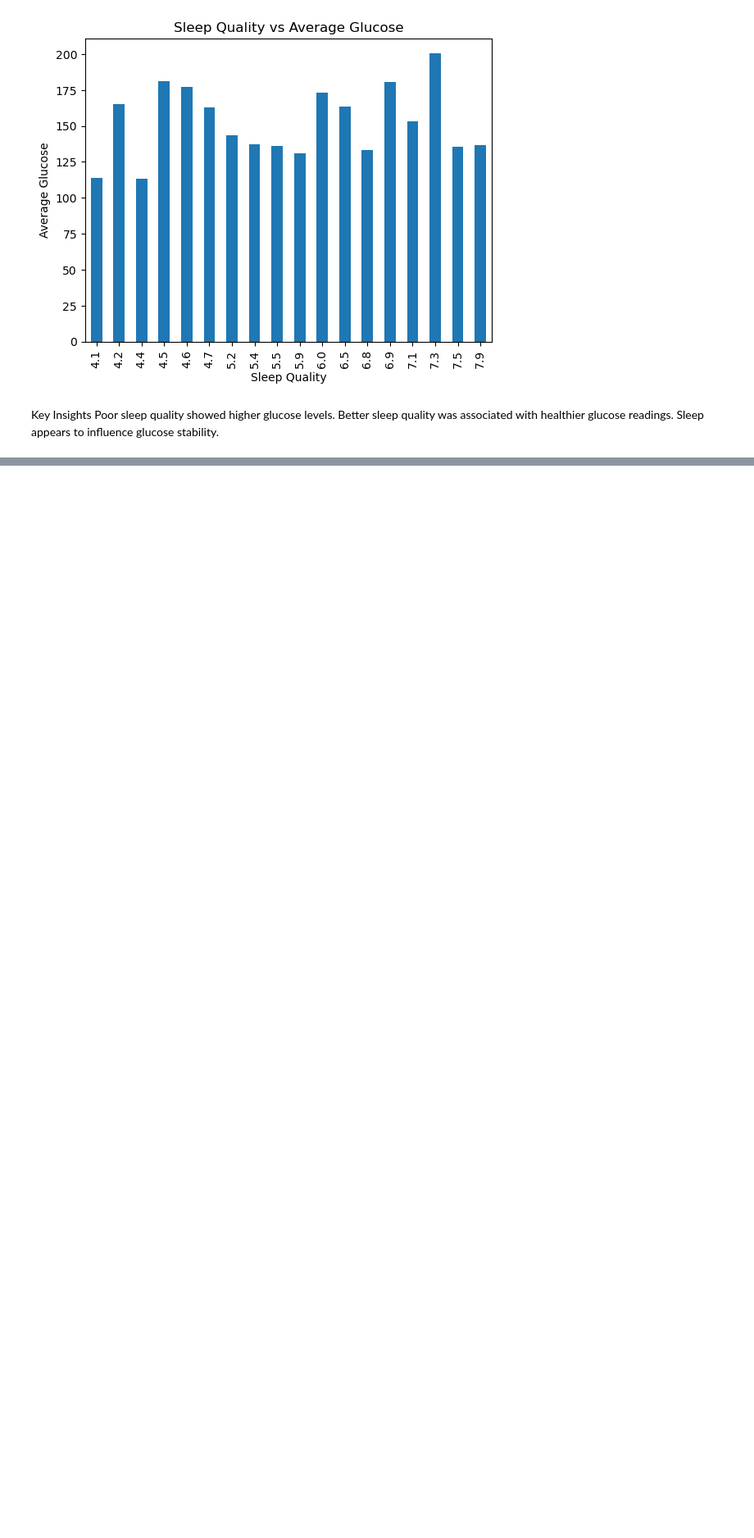
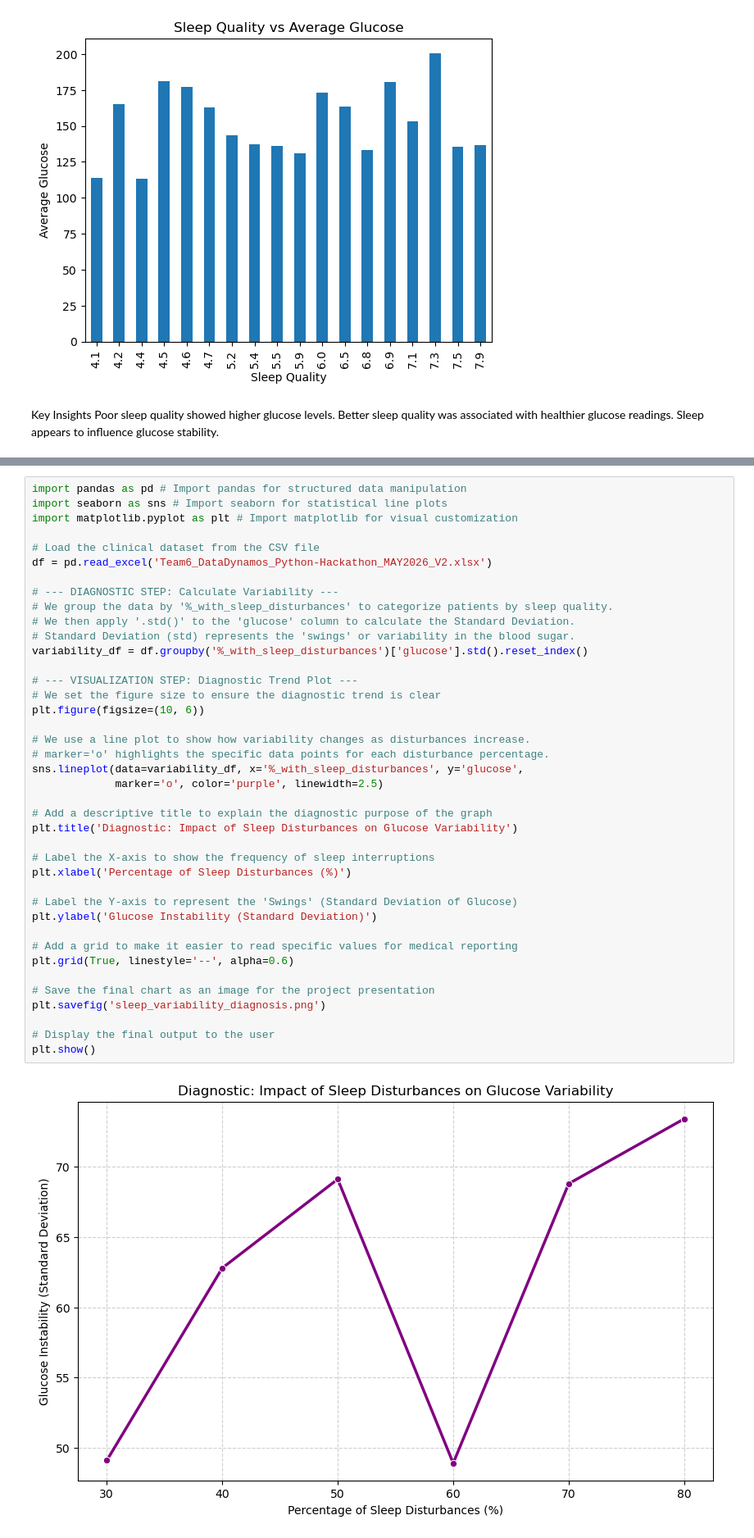
Before and after one commit to PoojaBELURE1724/Team6_DataDynamos_Python-Hackathon_MAY-2026, a Jupyter notebook: Team6_DataDynamos_category3.PrescriptiveAnalysis.ipynb, the cells around one changed output, grey strips where cells are left out. Shown at 82% size. Cells and saved outputs as stored; diff of their text form; blank space fills up the shorter version.

```diff
--- a/Team6_DataDynamos_category3.PrescriptiveAnalysis.ipynb
+++ b/Team6_DataDynamos_category3.PrescriptiveAnalysis.ipynb
@@ -525,0 +575,42 @@ Sleep appears to influence glucose stability.
+# %%
+import pandas as pd # Import pandas for structured data manipulation
+import seaborn as sns # Import seaborn for statistical line plots
+import matplotlib.pyplot as plt # Import matplotlib for visual customization
+
+# Load the clinical dataset from the CSV file
+df = pd.read_excel('Team6_DataDynamos_Python-Hackathon_MAY2026_V2.xlsx')
+
+# --- DIAGNOSTIC STEP: Calculate Variability ---
+# We group the data by '%_with_sleep_disturbances' to categorize patients by sleep quality.
+# We then apply '.std()' to the 'glucose' column to calculate the Standard Deviation.
+# Standard Deviation (std) represents the 'swings' or variability in the blood sugar.
+variability_df = df.groupby('%_with_sleep_disturbances')['glucose'].std().reset_index()
+
+# --- VISUALIZATION STEP: Diagnostic Trend Plot ---
+# We set the figure size to ensure the diagnostic trend is clear
+plt.figure(figsize=(10, 6))
+
+# We use a line plot to show how variability changes as disturbances increase.
+# marker='o' highlights the specific data points for each disturbance percentage.
+sns.lineplot(data=variability_df, x='%_with_sleep_disturbances', y='glucose',
+             marker='o', color='purple', linewidth=2.5)
+
+# Add a descriptive title to explain the diagnostic purpose of the graph
+plt.title('Diagnostic: Impact of Sleep Disturbances on Glucose Variability')
+
+# Label the X-axis to show the frequency of sleep interruptions
+plt.xlabel('Percentage of Sleep Disturbances (%)')
+
+# Label the Y-axis to represent the 'Swings' (Standard Deviation of Glucose)
+plt.ylabel('Glucose Instability (Standard Deviation)')
+
+# Add a grid to make it easier to read specific values for medical reporting
+plt.grid(True, linestyle='--', alpha=0.6)
+
+# Save the final chart as an image for the project presentation
+plt.savefig('sleep_variability_diagnosis.png')
+
+# Display the final output to the user
+plt.show()
+# %% [output]
+[figure, added]
```
Also changed, not shown: parts of 21 cells of this notebook.
